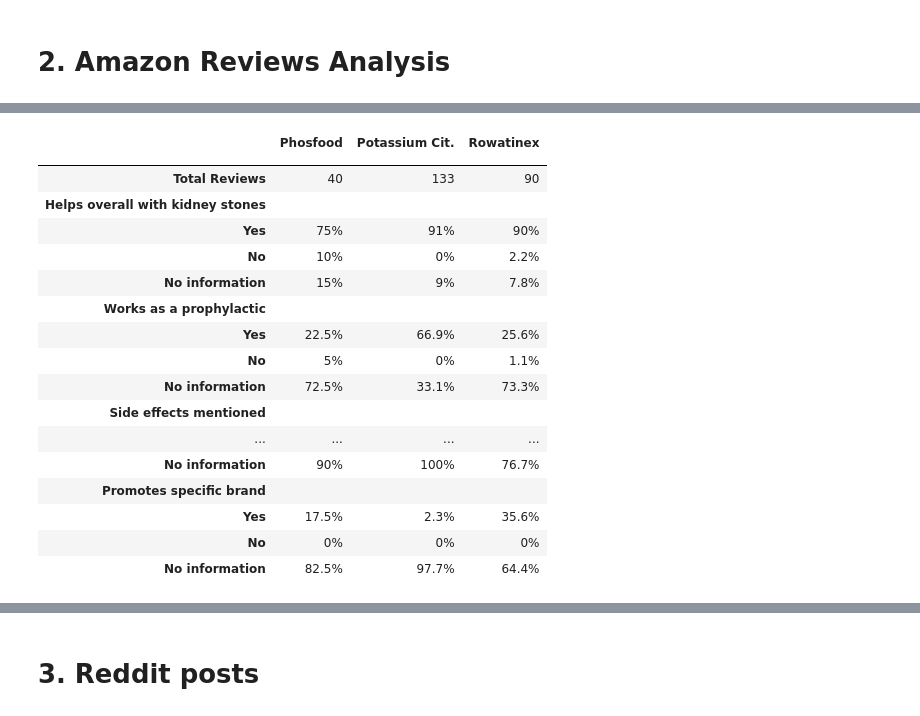
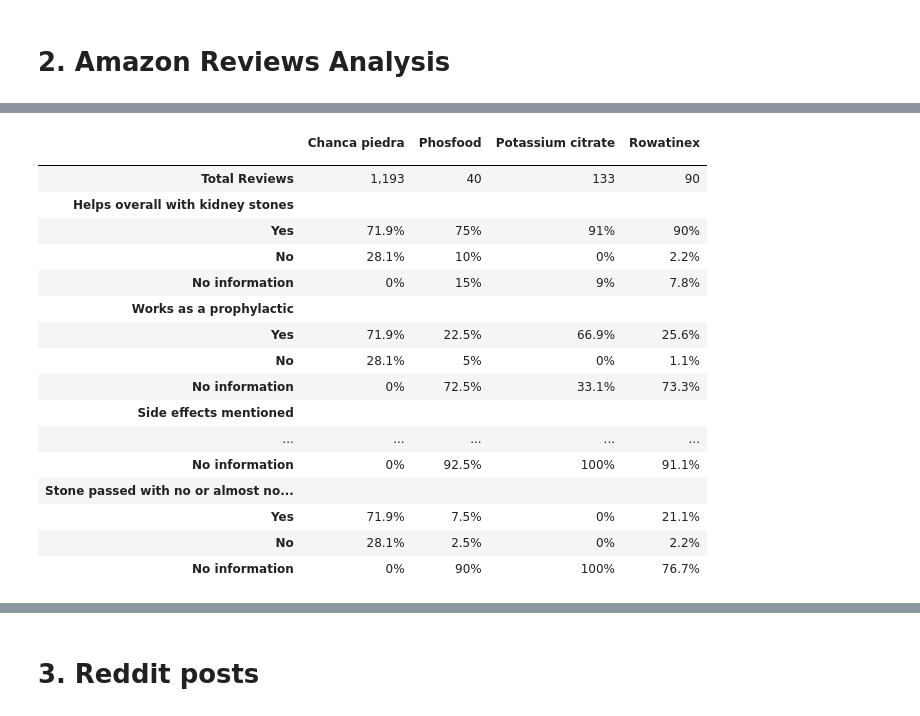
Before and after one commit to aph-research/chanca-piedra, a Jupyter notebook: chanca-piedra-analysis.ipynb, the cells around one changed output, grey strips where cells are left out. Cells and saved outputs as stored; diff of their text form; code cells hidden in the pictures.

```diff
--- a/chanca-piedra-analysis.ipynb
+++ b/chanca-piedra-analysis.ipynb
@@ -218,14 +218,11 @@ columns_to_analyze = [
     'Mentions shrinking of the stones',
     'Mentions softening of stones',
     'Stone passed with no or almost no pain',
-    'Promotes specific brand',
 ]
 
 webmd_medicine_mapping = {
-    'Allopurinol Oral': 'Allopurinol',
-    'Flomax Oral': 'Flomax',
     'Hydrochlorothiazide': 'HCTZ',
-    'Potassium Citrate Oral': 'Potassium cit.'
+    'Potassium Citrate': 'Potassium cit.'
 }
 
 webmd_medicines_to_exclude = ['Ashwagandha', 'Melatonin']
@@ -271,37 +305,42 @@ Successfully loaded 1456 rows of data
 # %%
 amazon_medicine_mapping = {
-    'Potassium citrate': 'Potassium Cit.'
 }
 
 amazon_medicines_to_exclude = ['Chanca piedra']
 
+# Remove Chanca piedra from exclusion list if it's there
+if 'Chanca piedra' in amazon_medicines_to_exclude:
+    amazon_medicines_to_exclude.remove('Chanca piedra')
+
 # Generate and display statistics
 display_df = calculate_stats(
-    dfa,
+    combined_df,
     columns_to_analyze,
     medicines_to_exclude=amazon_medicines_to_exclude,
     medicine_mapping=amazon_medicine_mapping
 )
 display(style_dataframe(display_df))
+tablename = "amazon-table-full-analysis"
+display_df.to_html(figfolder + tablename + ".html")
 # %% [output]
-|  | Phosfood | Potassium Cit. | Rowatinex |
-|  |  |  |  |
-| Total Reviews | 40 | 133 | 90 |
-| Helps overall with kidney stones |  |  |  |
-| Yes | 75% | 91% | 90% |
-| No | 10% | 0% | 2.2% |
-| No information | 15% | 9% | 7.8% |
-| Works as a prophylactic |  |  |  |
-| Yes | 22.5% | 66.9% | 25.6% |
-| No | 5% | 0% | 1.1% |
-| No information | 72.5% | 33.1% | 73.3% |
-| Side effects mentioned |  |  |  |
-| ... | ... | ... | ... |
-| No information | 90% | 100% | 76.7% |
-| Promotes specific brand |  |  |  |
-| Yes | 17.5% | 2.3% | 35.6% |
-| No | 0% | 0% | 0% |
-| No information | 82.5% | 97.7% | 64.4% |
+|  | Chanca piedra | Phosfood | Potassium citrate | Rowatinex |
+|  |  |  |  |  |
+| Total Reviews | 1,193 | 40 | 133 | 90 |
+| Helps overall with kidney stones |  |  |  |  |
+| Yes | 71.9% | 75% | 91% | 90% |
+| No | 28.1% | 10% | 0% | 2.2% |
+| No information | 0% | 15% | 9% | 7.8% |
+| Works as a prophylactic |  |  |  |  |
+| Yes | 71.9% | 22.5% | 66.9% | 25.6% |
+| No | 28.1% | 5% | 0% | 1.1% |
+| No information | 0% | 72.5% | 33.1% | 73.3% |
+| Side effects mentioned |  |  |  |  |
+| ... | ... | ... | ... | ... |
+| No information | 0% | 92.5% | 100% | 91.1% |
+| Stone passed with no or almost no... |  |  |  |  |
+| Yes | 71.9% | 7.5% | 0% | 21.1% |
+| No | 28.1% | 2.5% | 0% | 2.2% |
+| No information | 0% | 90% | 100% | 76.7% |
 # %%
 def calculate_stats_by_rating(df, columns_to_analyze, medicine_name, ratings, sources_to_exclude=None):
     """Calculate statistics for specific ratings of a medicine."""
```
Also changed, not shown: parts of 6 cells of this notebook, 11 other files.
